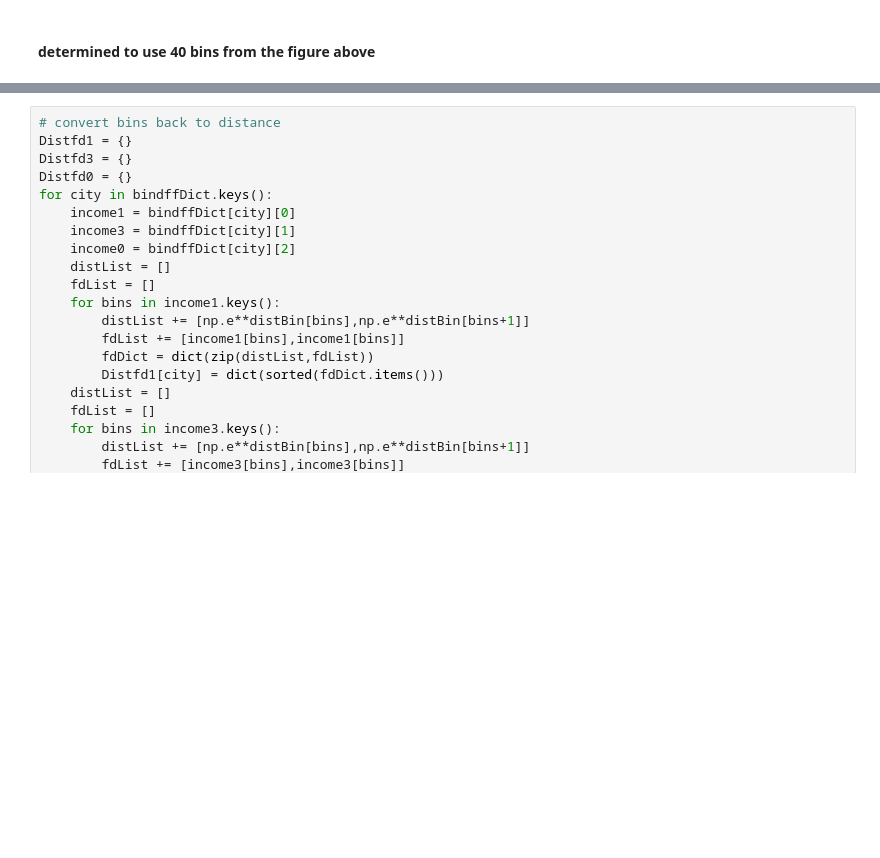
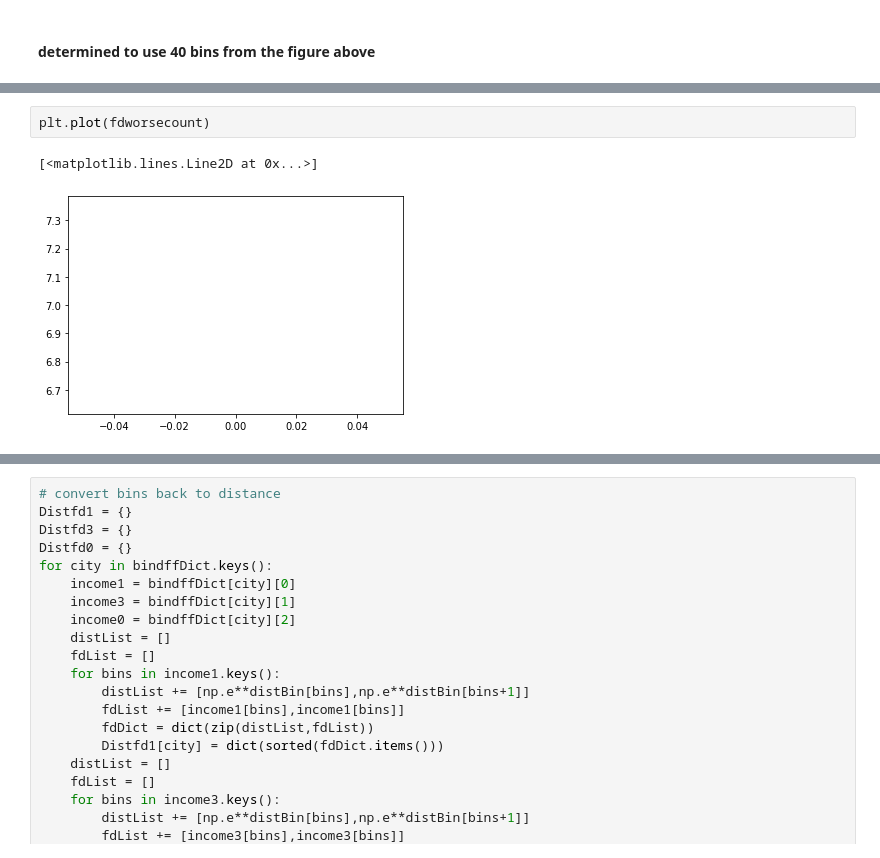
Before and after one commit to yuribogomolov/sttn, a Jupyter notebook: notebooks/f(d)_gravity_model.ipynb, the cells around one changed output, grey strips where cells are left out. Drawn from its saved outputs; the diff is of its cells as text; blank space fills up the shorter version.

```diff
--- a/notebooks/f(d)_gravity_model.ipynb
+++ b/notebooks/f(d)_gravity_model.ipynb
@@ -282,0 +315,5 @@ S000 2.9774958731905973e-06
+# %%
+plt.plot(fdworsecount)
+# %% [output]
+[<matplotlib.lines.Line2D at 0x...>]
+[figure, added]
```
Also changed, not shown: parts of 15 cells of this notebook, 2 other files.
